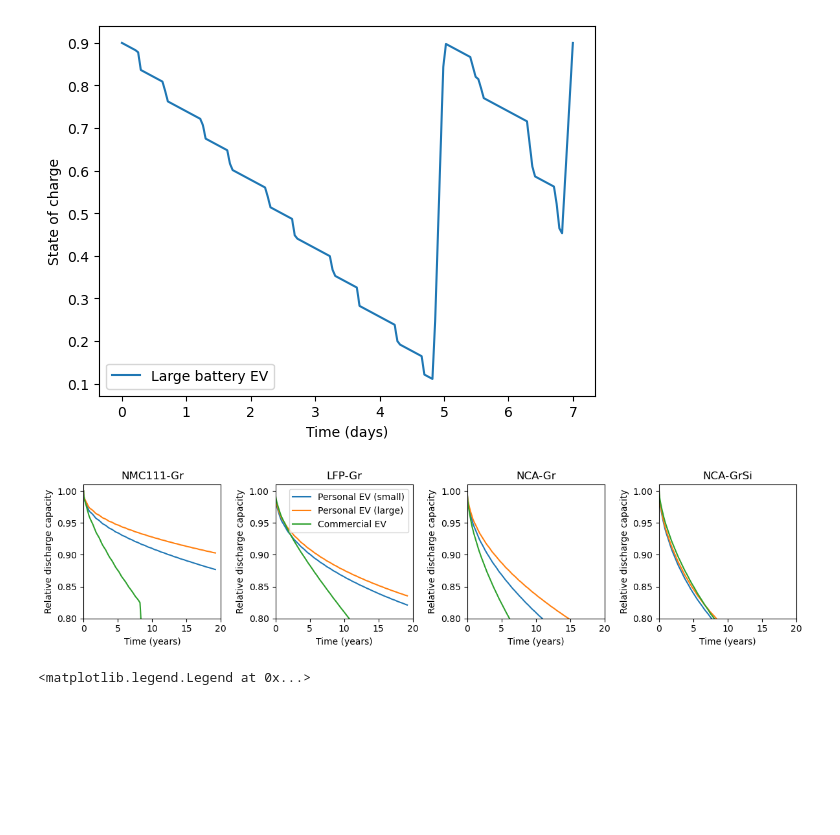
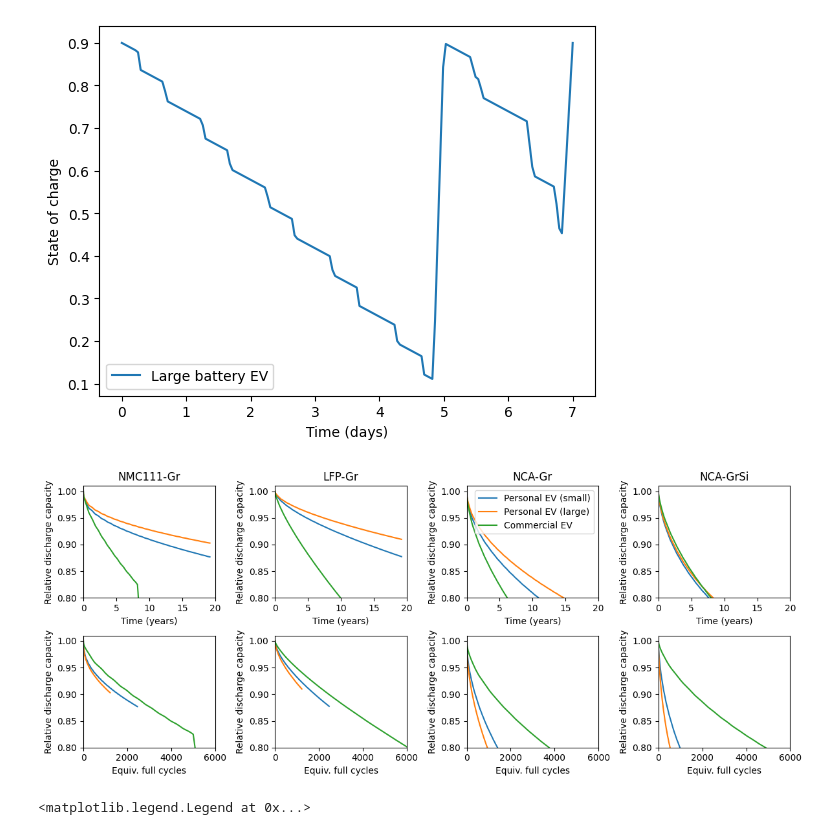
Before and after one commit to NREL/BLAST-Lite, a Jupyter notebook: examples/example_EV_life.ipynb, the cells around one changed output. Drawn from its saved outputs; the diff is of its cells as text; code cells hidden in the pictures; blank space fills up the shorter version.

```diff
--- a/examples/example_EV_life.ipynb
+++ b/examples/example_EV_life.ipynb
@@ -49,46 +58,52 @@ input_ev_largebatt = assemble_one_year_input(ev_largebattery, climate)
 input_ev_commercial = assemble_one_year_input(commercial_ev, climate)
 # %%
 from blast.models.nmc111_gr_Kokam75Ah_2017 import Nmc111_Gr_Kokam75Ah_Battery
-from blast.models.lfp_gr_SonyMurata3Ah_2018 import Lfp_Gr_SonyMurata3Ah_Battery
+from blast.models.lfp_gr_250AhPrismatic_2019 import Lfp_Gr_250AhPrismatic
 from blast.models.nca_gr_Panasonic3Ah_2018 import Nca_Gr_Panasonic3Ah_Battery
 from blast.models.nca_grsi_SonyMurata2p5Ah_2023 import NCA_GrSi_SonyMurata2p5Ah_Battery
 
 batteries = {
     'NMC111-Gr': [Nmc111_Gr_Kokam75Ah_Battery(), Nmc111_Gr_Kokam75Ah_Battery(), Nmc111_Gr_Kokam75Ah_Battery()],
-    'LFP-Gr': [Lfp_Gr_SonyMurata3Ah_Battery(), Lfp_Gr_SonyMurata3Ah_Battery(), Lfp_Gr_SonyMurata3Ah_Battery()],
+    'LFP-Gr': [Lfp_Gr_250AhPrismatic(), Lfp_Gr_250AhPrismatic(), Lfp_Gr_250AhPrismatic()],
     'NCA-Gr': [Nca_Gr_Panasonic3Ah_Battery(), Nca_Gr_Panasonic3Ah_Battery(), Nca_Gr_Panasonic3Ah_Battery()],
     'NCA-GrSi': [NCA_GrSi_SonyMurata2p5Ah_Battery(), NCA_GrSi_SonyMurata2p5Ah_Battery(), NCA_GrSi_SonyMurata2p5Ah_Battery()]
 }
 simulations = {
     'Personal EV (small)': input_ev_smallbatt,
     'Personal EV (large)': input_ev_largebatt,
     'Commercial EV': input_ev_commercial,
 }
 
 years_simulation = 20
-fig, ax = plt.subplots(1, 4, figsize=(12,3))
+fig, ax = plt.subplots(2, 4, figsize=(12,5))
 idx_ax = 0
 for batt_type, battery in batteries.items():
     idx_sim = 0
     for sim_type, sim_input in simulations.items():
         batt = battery[idx_sim]
         batt.simulate_battery_life(sim_input, years_simulation)
 
-        ax[idx_ax].plot(batt.stressors['t_days']/365, batt.outputs['q'], label=sim_type)
+        ax[0][idx_ax].plot(batt.stressors['t_days']/365, batt.outputs['q'], label=sim_type)
+        ax[1][idx_ax].plot(batt.stressors['efc'], batt.outputs['q'], label=sim_type)
         idx_sim += 1
 
-    ax[idx_ax].set_xlabel('Time (years)')
-    ax[idx_ax].set_ylabel('Relative discharge capacity')
-    ax[idx_ax].set_ylim((0.8, 1.01))
-    ax[idx_ax].set_xlim((0, 20))
-    ax[idx_ax].set_title(batt_type)
-    if idx_ax == 1:
-        ax[idx_ax].legend(loc='upper right')
+    ax[0][idx_ax].set_xlabel('Time (years)')
+    ax[0][idx_ax].set_ylabel('Relative discharge capacity')
+    ax[0][idx_ax].set_ylim((0.8, 1.01))
+    ax[0][idx_ax].set_xlim((0, 20))
+    ax[1][idx_ax].set_xlabel('Equiv. full cycles')
+    ax[1][idx_ax].set_ylabel('Relative discharge capacity')
+    ax[1][idx_ax].set_ylim((0.8, 1.01))
+    ax[1][idx_ax].set_xlim((0, 6000))
+
+    ax[0][idx_ax].set_title(batt_type)
+    if idx_ax == 2:
+        ax[0][idx_ax].legend(loc='upper right')
     idx_ax += 1
 
 plt.tight_layout()
 # %% [output]
-[figure, old version]
+[figure, new version]
 # %%
 commercial_ev_lowdod = pd.read_csv('application profiles/commercial_ev_lowdod.csv')
 commercial_ev_lowdod = commercial_ev_lowdod.iloc[np.linspace(0, 24*3600*7 - 1, 24*7)]
```
Also changed, not shown: parts of 3 cells of this notebook.
